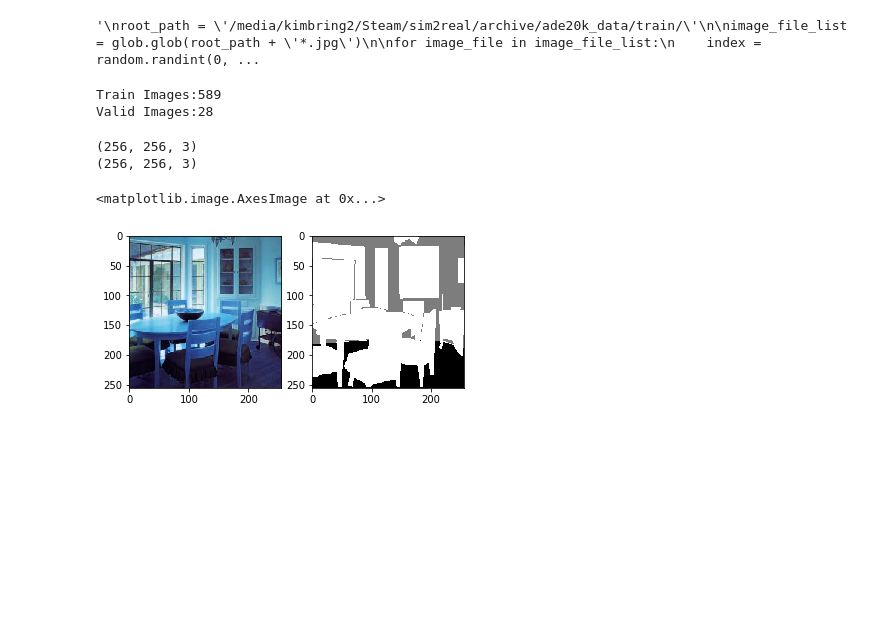
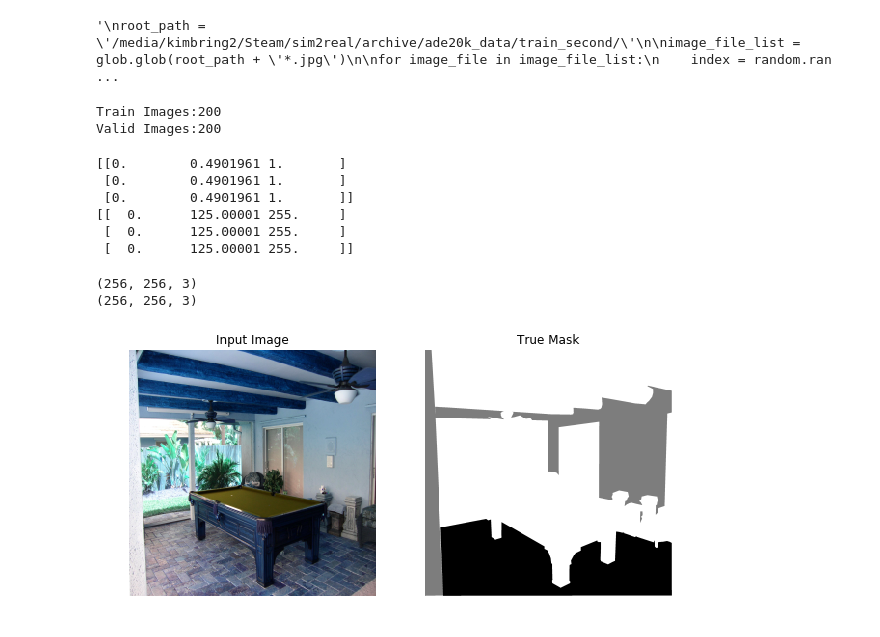
Before and after one commit to kimbring2/DeepSoccer, a Jupyter notebook: segmentation_kaggle.ipynb, the cells around one changed output. Saved outputs shown, nothing was run; the diff lists cells and outputs as text; code cells hidden in the pictures; blank space fills up the shorter version.

```diff
--- a/segmentation_kaggle.ipynb
+++ b/segmentation_kaggle.ipynb
@@ -39,7 +40,7 @@ def trans(file_name, root_path):
     cv2.imwrite(root_path + image_file_name + '_seg_simple.png', mask)
 # %%
 '''
-root_path = '/media/kimbring2/Steam/sim2real/archive/ade20k_data/train/'
+root_path = '/media/kimbring2/Steam/sim2real/archive/ade20k_data/train_second/'
 
 image_file_list = glob.glob(root_path + '*.jpg')
 
@@ -81,16 +82,26 @@ for image_file in image_file_list:
 #plt.imshow(mask)
 '''
 # %% [output]
-'\nroot_path = \'/media/kimbring2/Steam/sim2real/archive/ade20k_data/train/\'\n\nimage_file_list = glob.glob(root_path + \'*.jpg\')\n\nfor image_file in image_file_list:\n    index = random.randint(0, ...
+'\nroot_path = \'/media/kimbring2/Steam/sim2real/archive/ade20k_data/train_second/\'\n\nimage_file_list = glob.glob(root_path + \'*.jpg\')\n\nfor image_file in image_file_list:\n    index = random.ran ...
 # %%
+import random
+
 train_path = '/media/kimbring2/Steam/sim2real/archive/ade20k_data/train/'
 val_path = '/media/kimbring2/Steam/sim2real/archive/ade20k_data/val/'
 
 def get_images_masks(root_path):
     image_file_list = glob.glob(root_path + '*.jpg')
+    image_file_len = len(image_file_list)
 
     img_g, img_m = [], []
-    for image_file in image_file_list:
+    #stop_flag = 0
+    for i in range(0,200):
+        index = random.randint(0, image_file_len - 1)
+        image_file = image_file_list[index]
+        #if stop_flag == 20:
+        #    return img_g,img_m
+
+        #stop_flag += 1
         #print("image_file: " + str(image_file))
 
         image_file_name = image_file.split(".")[0]
@@ -117,8 +128,11 @@ def get_images_masks(root_path):
 
         img_g.append(img)
         img_m.append(mask)
+
         del img, mask
+
     del image_file_list
+
     return img_g,img_m
 
 train_imgs, train_masks = get_images_masks(train_path)
@@ -128,21 +142,20 @@ train_len = len(train_imgs)
 valid_len = len(valid_imgs)
 print(f'Train Images:{train_len}\nValid Images:{valid_len}')
 # %% [output]
-Train Images:589
-Valid Images:28
+Train Images:200
+Valid Images:200
-# %%
-print(train_imgs[0].shape)
-
-mask = np.reshape(train_masks[0],(256,256,3))
-print(mask.shape)
-
-plt.subplot(121)
-plt.imshow(train_imgs[0])
-
-plt.subplot(122)
-plt.imshow(mask)
-# %% [output]
-(256, 256, 3)
-(256, 256, 3)
-<matplotlib.image.AxesImage at 0x...>
-[figure, removed]
+# %%
+mask = [[0, 125, 255],[0, 125, 255],[0, 125, 255]]
+mask = np.array(mask)
+
+mask = cv2.normalize(mask, None, 0, 1, cv2.NORM_MINMAX, cv2.CV_32F)
+print(mask)
+
+print(mask*255.0)
+# %% [output]
+[[0.        0.4901961 1.       ]
+ [0.        0.4901961 1.       ]
+ [0.        0.4901961 1.       ]]
+[[  0.      125.00001 255.     ]
+ [  0.      125.00001 255.     ]
+ [  0.      125.00001 255.     ]]
@@ -148,0 +211,17 @@ plt.imshow(mask)
+# %%
+sample_image = train_imgs[0]
+sample_mask = train_masks[0]
+
+sample_mask = np.reshape(sample_mask, [image_width,image_height,3])
+
+print(sample_image.shape)
+print(sample_mask.shape)
+
+#print(sample_mask.shape)
+#mask = np.reshape(sample_mask[0], (256,256,3))
+
+display_two([sample_image, sample_mask])
+# %% [output]
+(256, 256, 3)
+(256, 256, 3)
+[figure, added]
```
Also changed, not shown: parts of 24 cells of this notebook.
